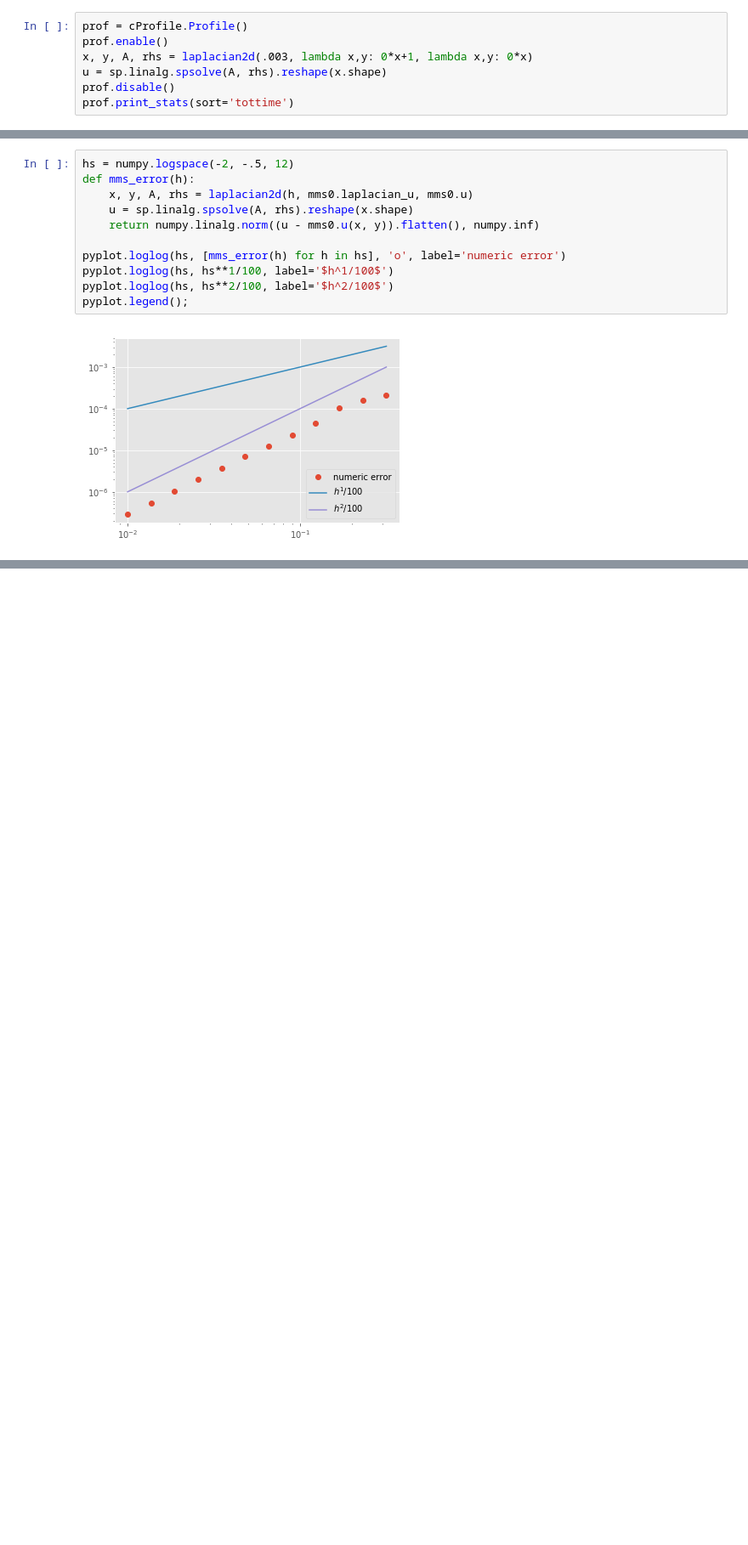
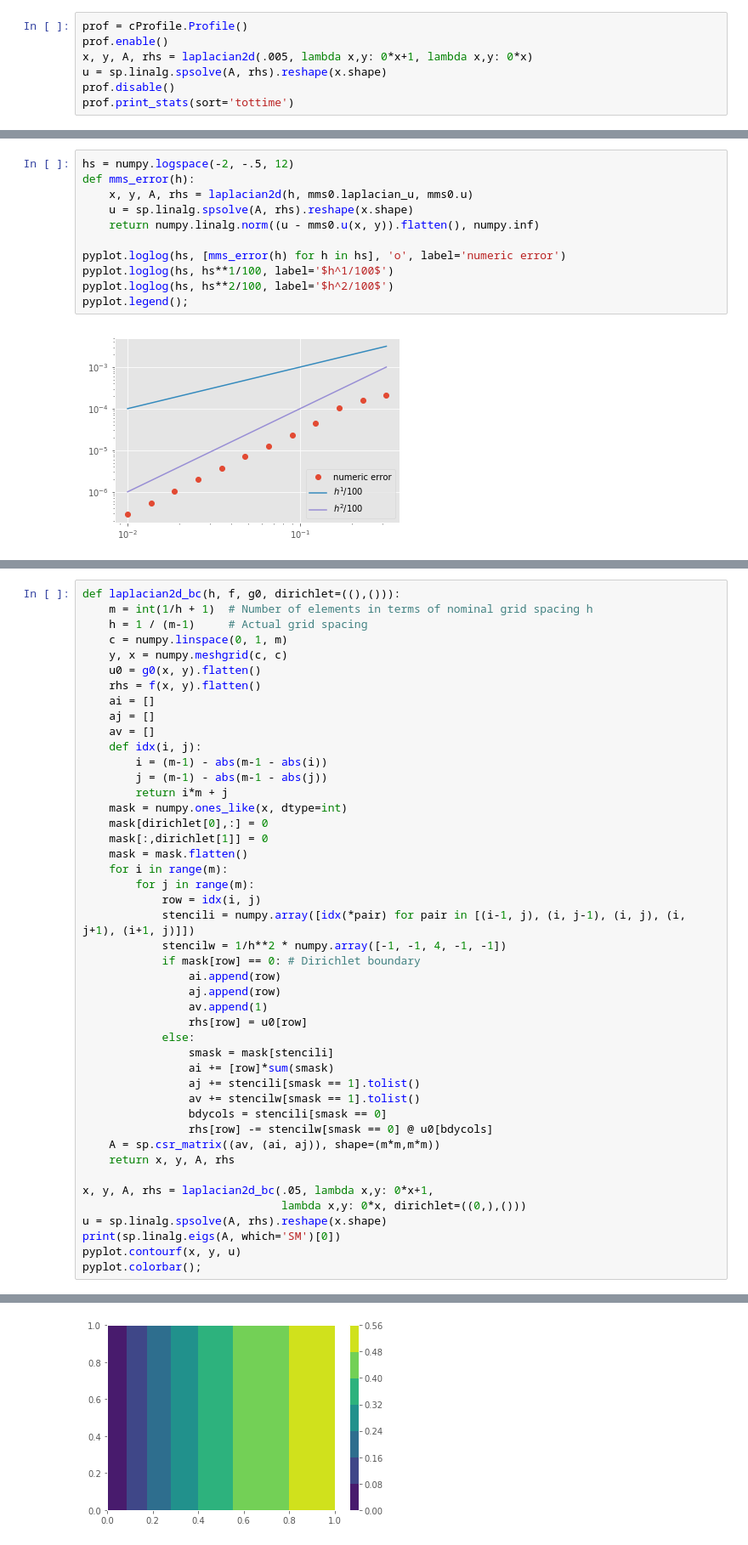
Before and after one commit to cu-numpde/numpde-fall2017, a Jupyter notebook: FD2D.ipynb, the cells around one changed output, grey strips where cells are left out. Shown at 85% size. Cells and saved outputs as stored; diff of their text form; blank space fills up the shorter version.

```diff
--- a/FD2D.ipynb
+++ b/FD2D.ipynb
@@ -129,7 +134,7 @@ pyplot.spy(A);
 # %%
 prof = cProfile.Profile()
 prof.enable()
-x, y, A, rhs = laplacian2d(.003, lambda x,y: 0*x+1, lambda x,y: 0*x)
+x, y, A, rhs = laplacian2d(.005, lambda x,y: 0*x+1, lambda x,y: 0*x)
 u = sp.linalg.spsolve(A, rhs).reshape(x.shape)
 prof.disable()
 prof.print_stats(sort='tottime')
@@ -195,0 +209,46 @@ pyplot.legend();
+# %%
+def laplacian2d_bc(h, f, g0, dirichlet=((),())):
+    m = int(1/h + 1)  # Number of elements in terms of nominal grid spacing h
+    h = 1 / (m-1)     # Actual grid spacing
+    c = numpy.linspace(0, 1, m)
+    y, x = numpy.meshgrid(c, c)
+    u0 = g0(x, y).flatten()
+    rhs = f(x, y).flatten()
+    ai = []
+    aj = []
+    av = []
+    def idx(i, j):
+        i = (m-1) - abs(m-1 - abs(i))
+        j = (m-1) - abs(m-1 - abs(j))
+        return i*m + j
+    mask = numpy.ones_like(x, dtype=int)
+    mask[dirichlet[0],:] = 0
+    mask[:,dirichlet[1]] = 0
+    mask = mask.flatten()
+    for i in range(m):
+        for j in range(m):
+            row = idx(i, j)
+            stencili = numpy.array([idx(*pair) for pair in [(i-1, j), (i, j-1), (i, j), (i, j+1), (i+1, j)]])
+            stencilw = 1/h**2 * numpy.array([-1, -1, 4, -1, -1])
+            if mask[row] == 0: # Dirichlet boundary
+                ai.append(row)
+                aj.append(row)
+                av.append(1)
+                rhs[row] = u0[row]
+            else:
+                smask = mask[stencili]
+                ai += [row]*sum(smask)
+                aj += stencili[smask == 1].tolist()
+                av += stencilw[smask == 1].tolist()
+                bdycols = stencili[smask == 0]
+                rhs[row] -= stencilw[smask == 0] @ u0[bdycols]
+    A = sp.csr_matrix((av, (ai, aj)), shape=(m*m,m*m))
+    return x, y, A, rhs
+
+x, y, A, rhs = laplacian2d_bc(.05, lambda x,y: 0*x+1,
+                              lambda x,y: 0*x, dirichlet=((0,),()))
+u = sp.linalg.spsolve(A, rhs).reshape(x.shape)
+print(sp.linalg.eigs(A, which='SM')[0])
+pyplot.contourf(x, y, u)
+pyplot.colorbar();
+# %% [output]
@@ -195,0 +257 @@ pyplot.legend();
+[figure, added]
```
Also changed, not shown: parts of 21 cells of this notebook.
